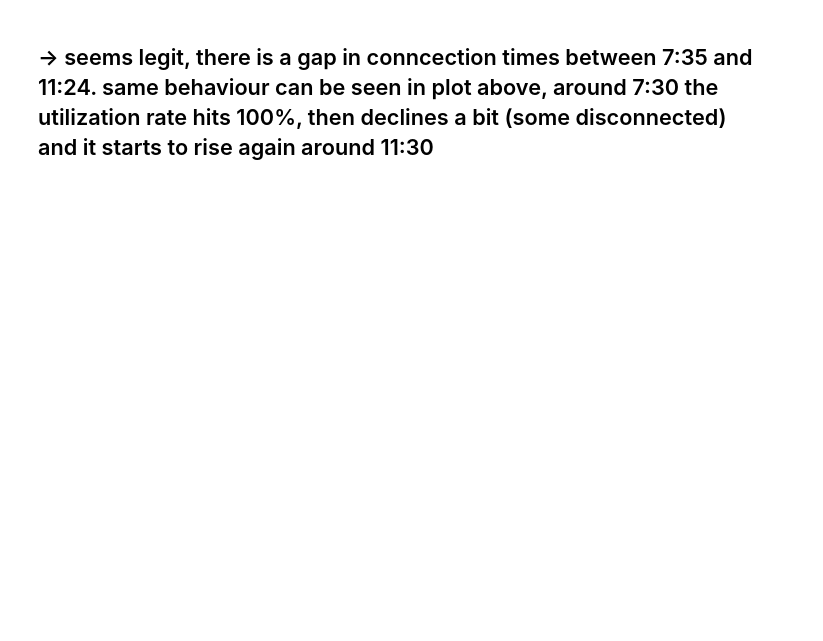
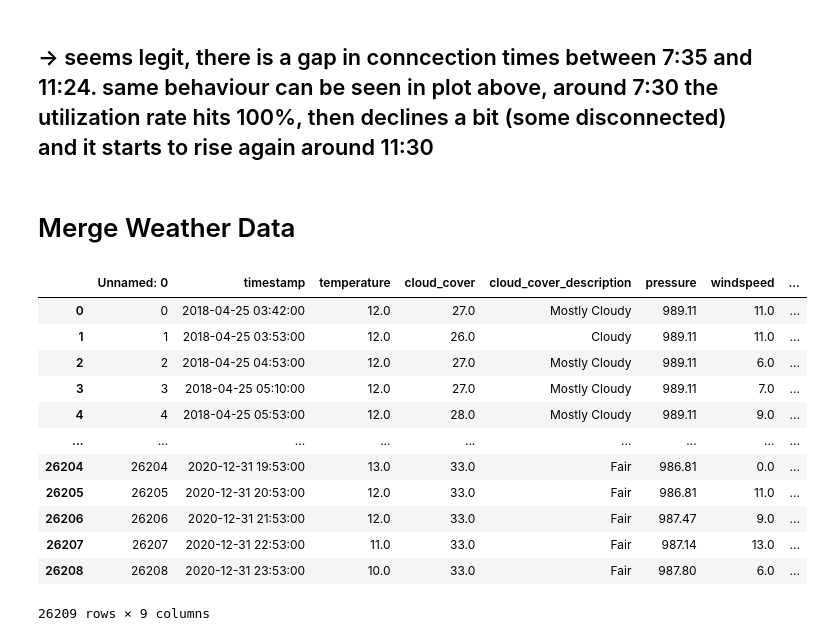
Before and after one commit to JanRkck/AA24, a Jupyter notebook: Utilization_Rate.ipynb, the cells around one changed output. Cells and saved outputs as stored; diff of their text form; code cells hidden in the pictures; blank space fills up the shorter version.

```diff
--- a/Utilization_Rate.ipynb
+++ b/Utilization_Rate.ipynb
@@ -9,6 +9,7 @@ warnings.filterwarnings('ignore')
 from datetime import datetime, timedelta
 # %%
 df_ev = pd.read_csv("data/cleaned_chargingdata.csv")
+df_weather = pd.read_csv("data/cleaned_weather_data.csv")
 # %%
 df_ev
 # %% [output]
@@ -277,0 +281,21 @@ site1[(site1['connectionTime'] >= filtered_start_time) & (site1['connectionTime'
+# %% [markdown]
+# Merge Weather Data
+# %%
+# remove UTC information from timestamp
+df_weather['timestamp'] = df_weather['timestamp'].str.replace(r'(-08:00)|(-07:00)', '', regex=True)
+# %%
+df_weather
+# %% [output]
+|  | Unnamed: 0 | timestamp | temperature | cloud_cover | cloud_cover_description | pressure | windspeed | ... |
+| 0 | 0 | 2018-04-25 03:42:00 | 12.0 | 27.0 | Mostly Cloudy | 989.11 | 11.0 | ... |
+| 1 | 1 | 2018-04-25 03:53:00 | 12.0 | 26.0 | Cloudy | 989.11 | 11.0 | ... |
+| 2 | 2 | 2018-04-25 04:53:00 | 12.0 | 27.0 | Mostly Cloudy | 989.11 | 6.0 | ... |
+| 3 | 3 | 2018-04-25 05:10:00 | 12.0 | 27.0 | Mostly Cloudy | 989.11 | 7.0 | ... |
+| 4 | 4 | 2018-04-25 05:53:00 | 12.0 | 28.0 | Mostly Cloudy | 989.11 | 9.0 | ... |
+| ... | ... | ... | ... | ... | ... | ... | ... | ... |
+| 26204 | 26204 | 2020-12-31 19:53:00 | 13.0 | 33.0 | Fair | 986.81 | 0.0 | ... |
+| 26205 | 26205 | 2020-12-31 20:53:00 | 12.0 | 33.0 | Fair | 986.81 | 11.0 | ... |
+| 26206 | 26206 | 2020-12-31 21:53:00 | 12.0 | 33.0 | Fair | 987.47 | 9.0 | ... |
+| 26207 | 26207 | 2020-12-31 22:53:00 | 11.0 | 33.0 | Fair | 987.14 | 13.0 | ... |
+| 26208 | 26208 | 2020-12-31 23:53:00 | 10.0 | 33.0 | Fair | 987.80 | 6.0 | ... |
+26209 rows × 9 columns
```
Also changed, not shown: parts of 16 cells of this notebook.
